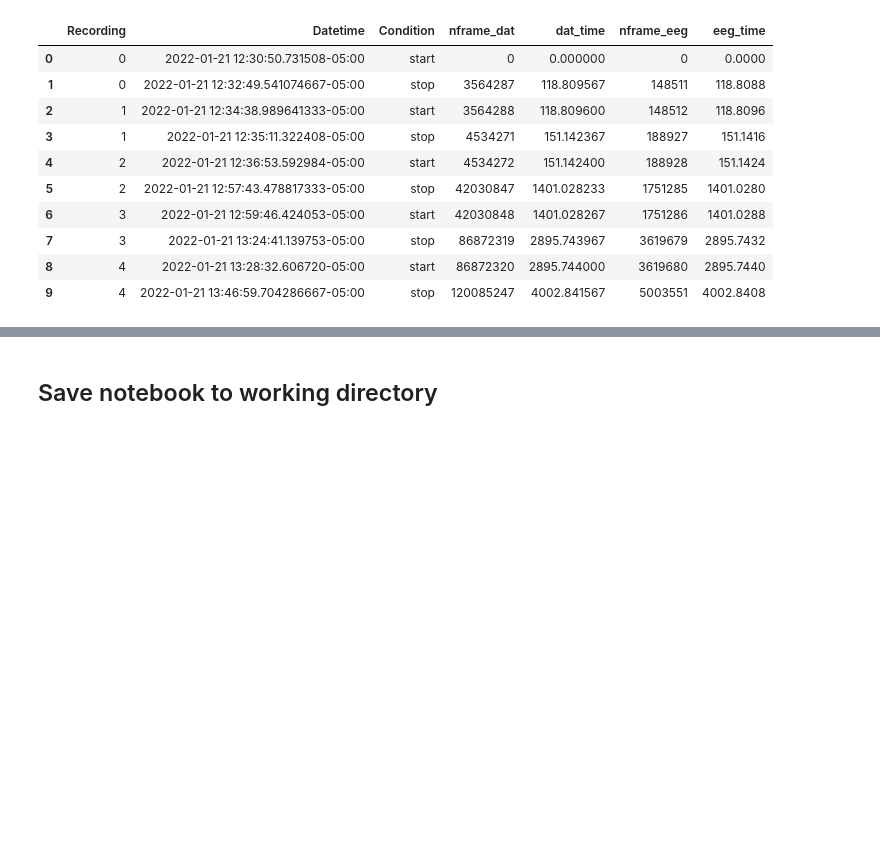
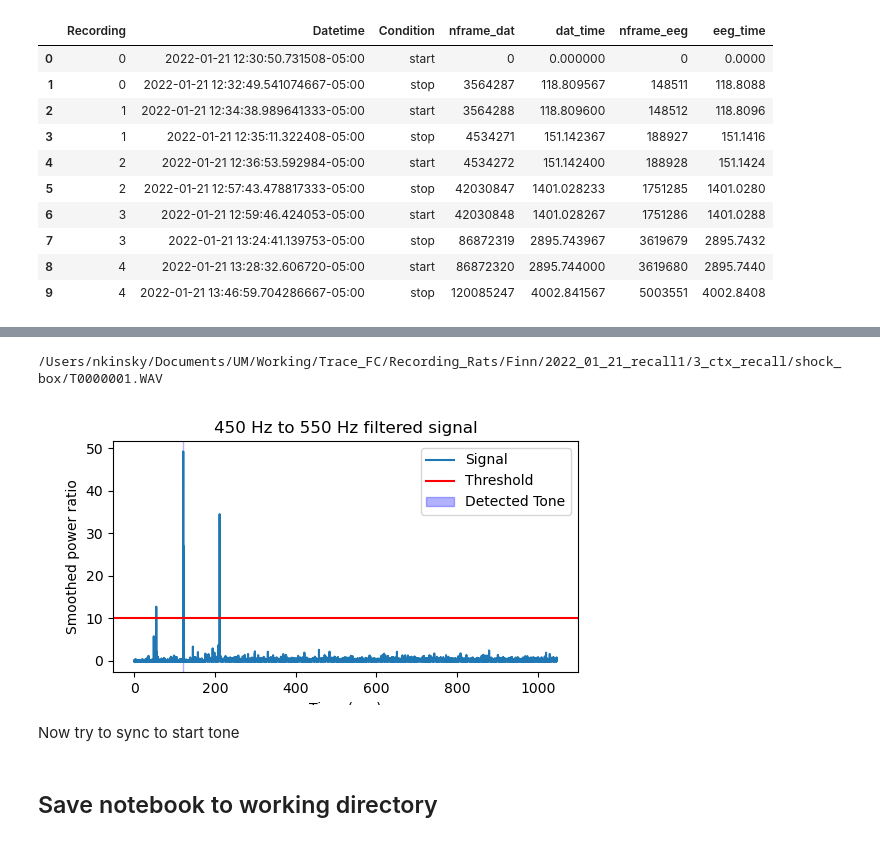
Before and after one commit to nkinsky/TraceFC, a Jupyter notebook: Notebooks/Sync_USV_and_Ephys.ipynb, the cells around one changed output, grey strips where cells are left out. Saved outputs shown, nothing was run; the diff lists cells and outputs as text; code cells hidden in the pictures; blank space fills up the shorter version.

```diff
--- a/Notebooks/Sync_USV_and_Ephys.ipynb
+++ b/Notebooks/Sync_USV_and_Ephys.ipynb
@@ -298,3 +300,14 @@ ax[5].set_title('CS+ at end of control tone recall session')
+# %%
+ctx_recall_wav = sorted((sess.basepath / "3_ctx_recall").glob("**/*.WAV"))[0]
+print(ctx_recall_wav)
+
+# Get CS+ times and plot to check
+start_usv_epochs = detect_tone(ctx_recall_wav, freq_lims=(450, 550), thresh=10, tone_length=0.5, tone_label="start_tone", plot_check=True)
+# %% [output]
+/Users/nkinsky/Documents/UM/Working/Trace_FC/Recording_Rats/Finn/2022_01_21_recall1/3_ctx_recall/shock_box/T0000001.WAV
+[figure, added]
+# %% [markdown]
+Now try to sync to start tone
 # %% [markdown]
 ## Save notebook to working directory
 # %%
```
Also changed, not shown: parts of 13 cells of this notebook.
